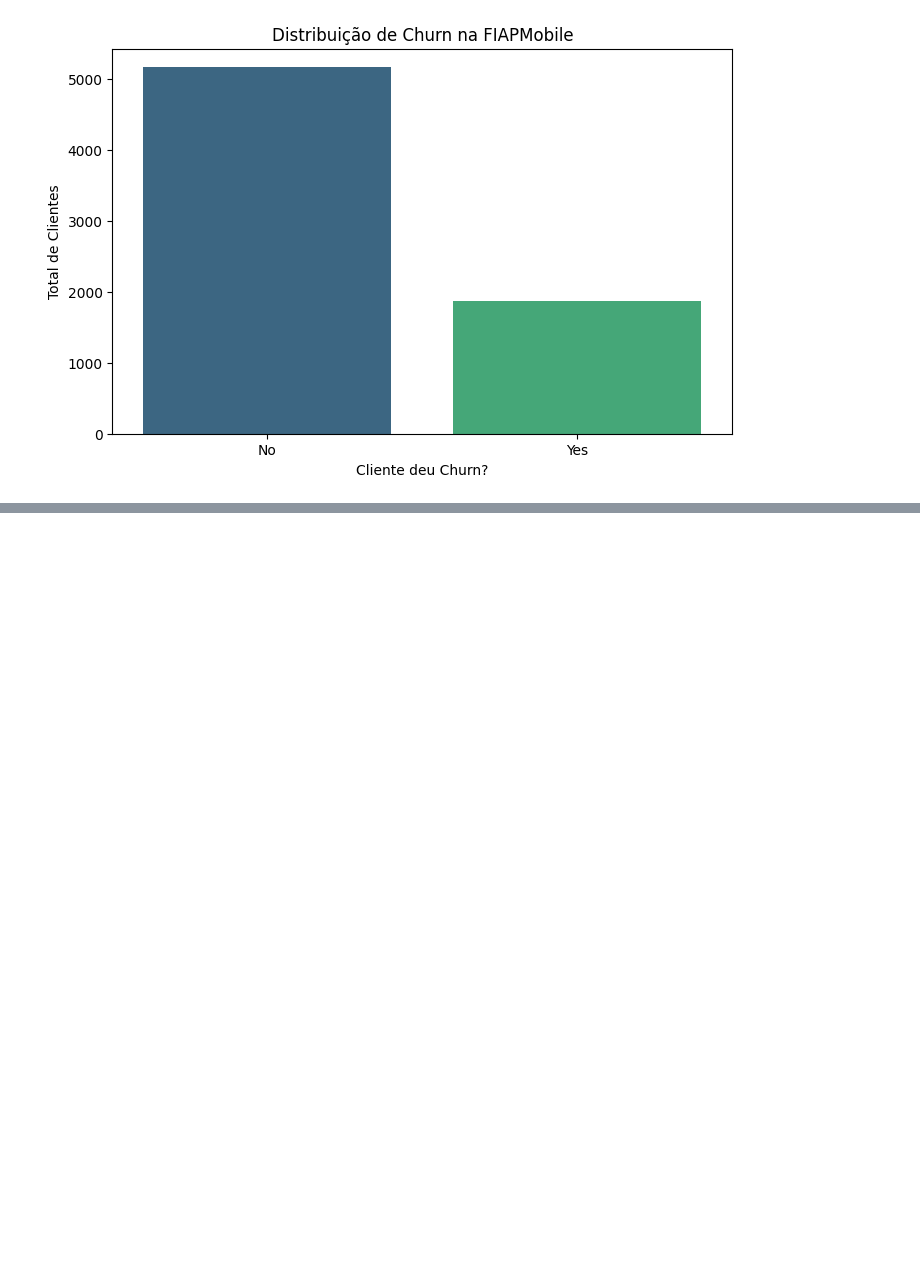
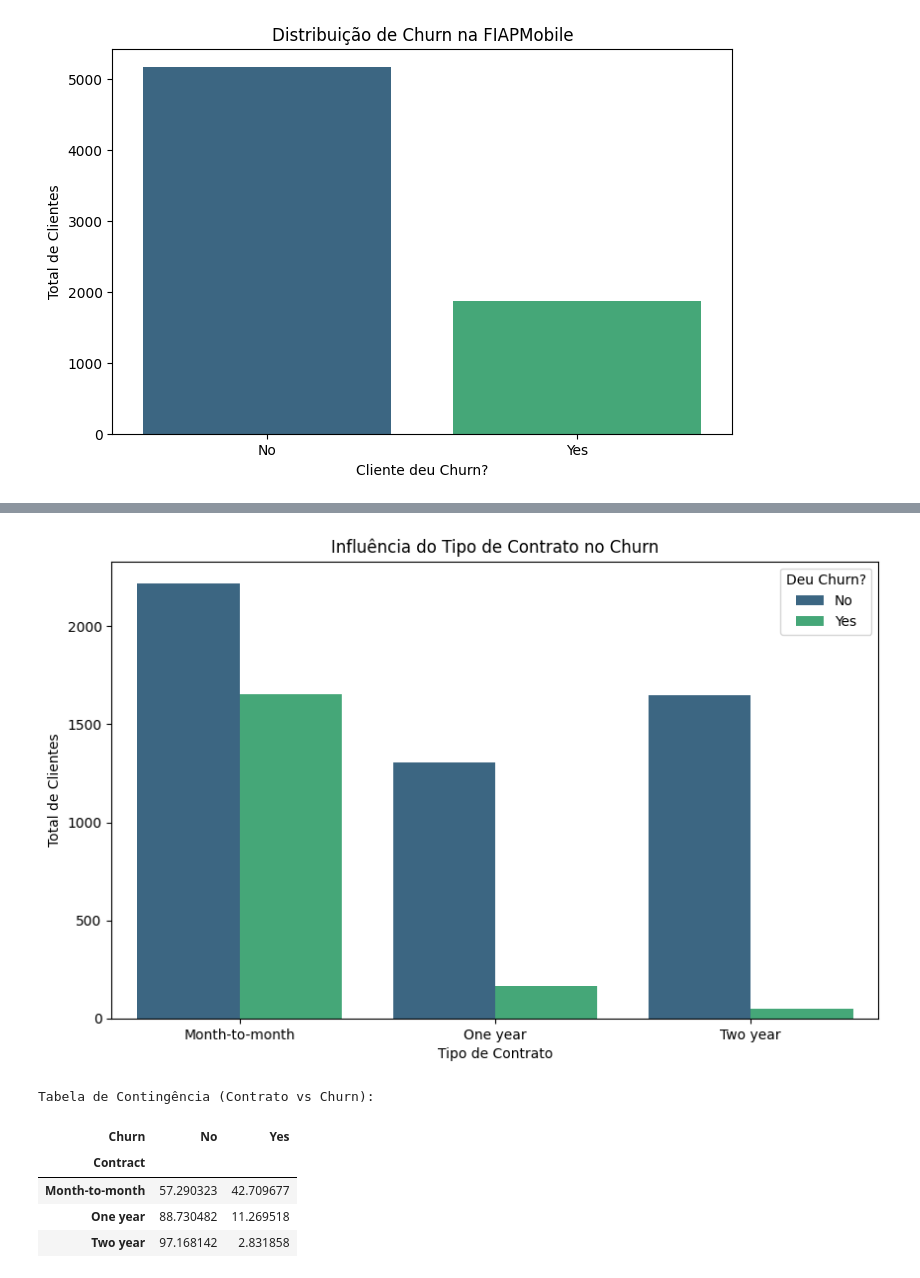
Before and after one commit to thiagossi/tech-challenge-churn-prediction, a Jupyter notebook: noteboooks/eda_churn.ipynb, the cells around one changed output, grey strips where cells are left out. Cells and saved outputs as stored; diff of their text form; code cells hidden in the pictures; blank space fills up the shorter version.

```diff
--- a/noteboooks/eda_churn.ipynb
+++ b/noteboooks/eda_churn.ipynb
@@ -187,0 +241,19 @@ plt.show()
+# %%
+plt.figure(figsize=(10, 6))
+sns.countplot(x='Contract', hue='Churn', data=df_analise, palette='viridis')
+plt.title('Influência do Tipo de Contrato no Churn')
+plt.xlabel('Tipo de Contrato')
+plt.ylabel('Total de Clientes')
+plt.legend(title='Deu Churn?')
+plt.show()
+
+print("Tabela de Contingência (Contrato vs Churn):")
+pd.crosstab(df_analise['Contract'], df_analise['Churn'], normalize='index') * 100
+# %% [output]
+[figure, added]
+Tabela de Contingência (Contrato vs Churn):
+| Churn | No | Yes |
+| Contract |  |  |
+| Month-to-month | 57.290323 | 42.709677 |
+| One year | 88.730482 | 11.269518 |
+| Two year | 97.168142 | 2.831858 |
```
Also changed, not shown: parts of 21 cells of this notebook, 1 other file.
